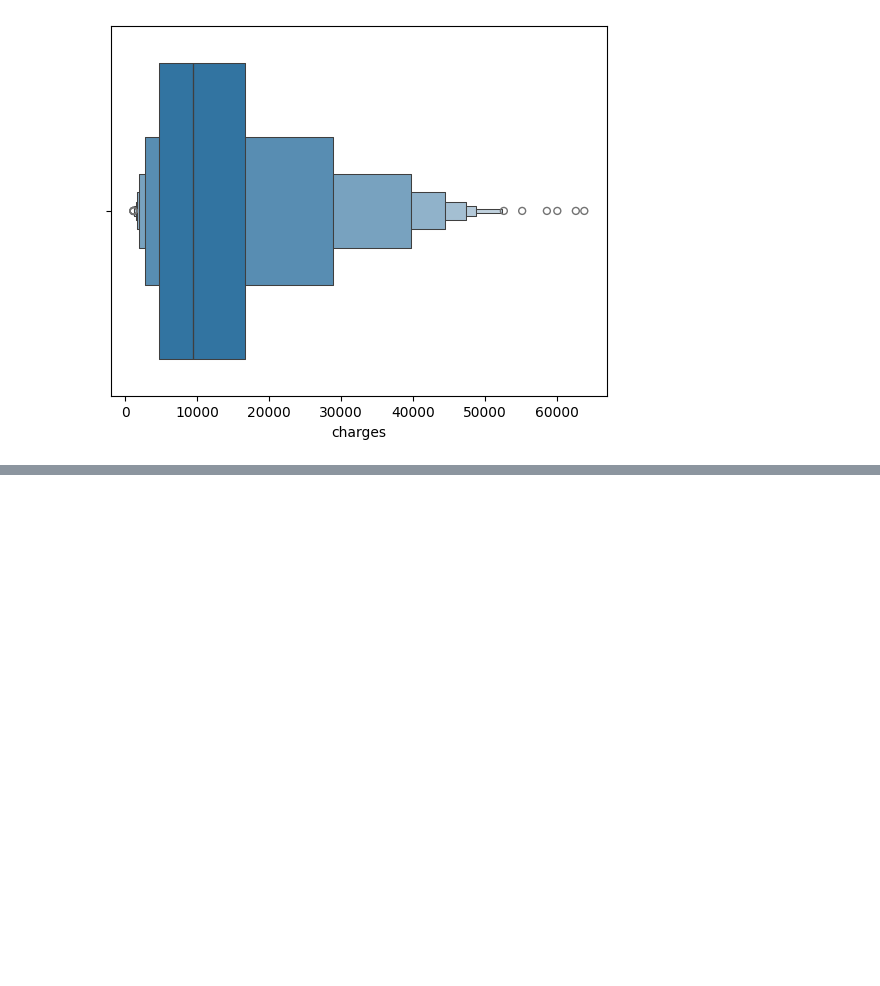
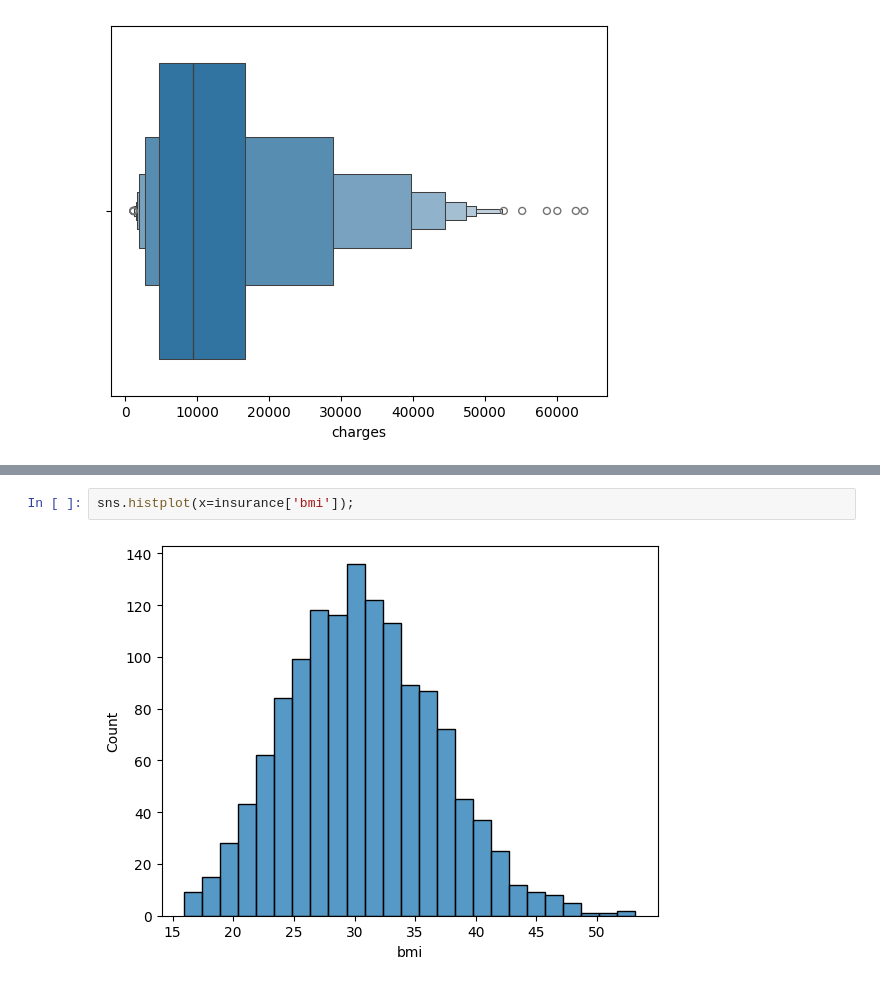
Before and after one commit to michaelhudson2205/Maven_Regression_and_Forecasting, a Jupyter notebook: notebooks/v_028_exploring_target.ipynb, the cells around one changed output, grey strips where cells are left out. Cells and saved outputs as stored; diff of their text form; blank space fills up the shorter version.

```diff
--- a/notebooks/v_028_exploring_target.ipynb
+++ b/notebooks/v_028_exploring_target.ipynb
@@ -56,0 +62,4 @@ sns.boxenplot(x=insurance['charges']);
+# %%
+sns.histplot(x=insurance['bmi']);
+# %% [output]
+[figure, added]
```
Also changed, not shown: parts of 5 cells of this notebook.
